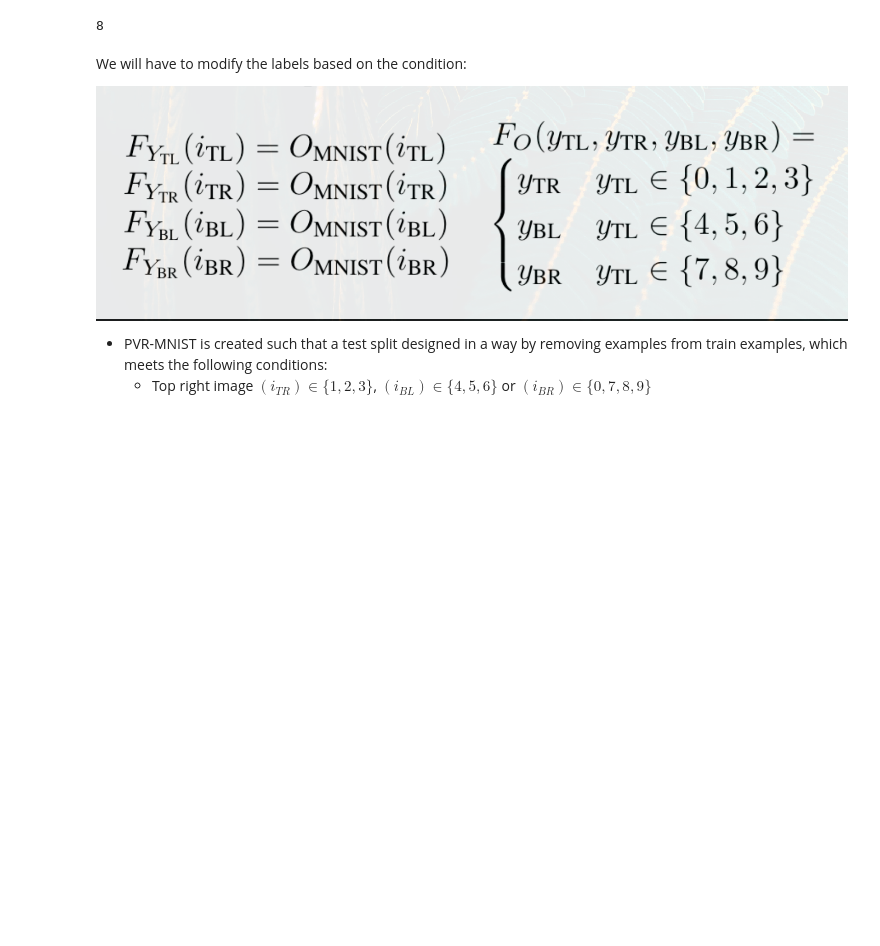
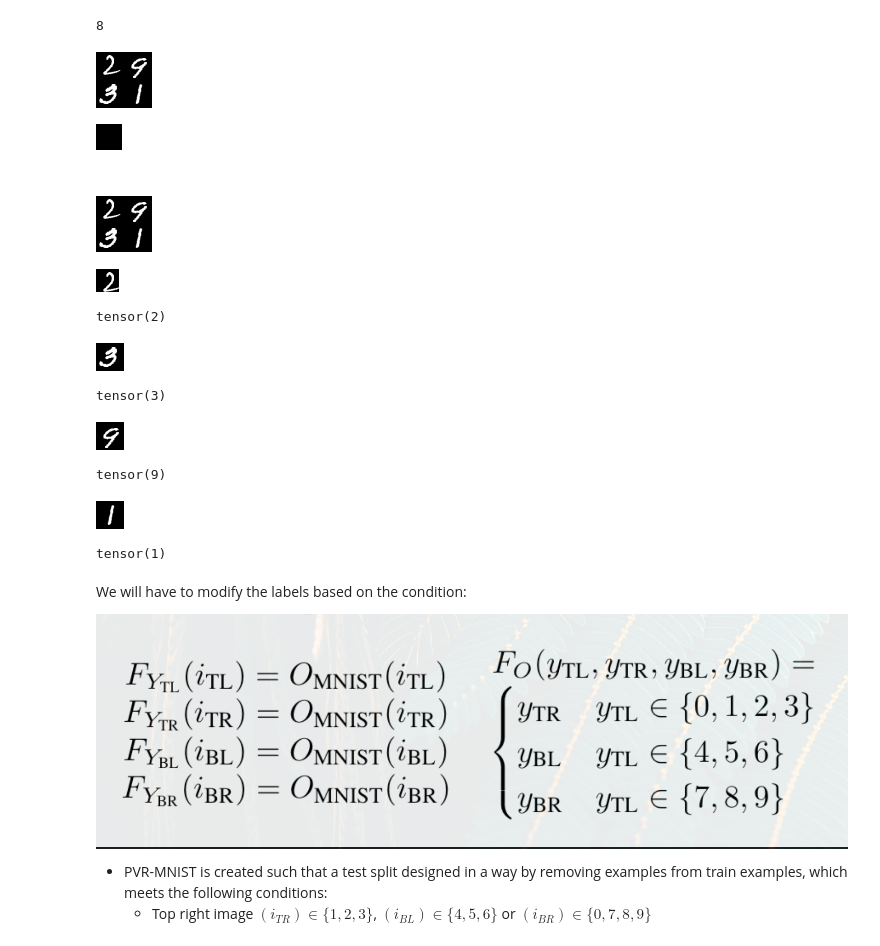
Before and after one commit to MaheepChaudhary/pyvene-maheep, a Jupyter notebook: pvr-mnist copy.ipynb, the cells around one changed output. Cells and saved outputs as stored; diff of their text form; code cells hidden in the pictures; blank space fills up the shorter version.

```diff
--- a/pvr-mnist copy.ipynb
+++ b/pvr-mnist copy.ipynb
@@ -377,3 +452,7 @@ int(torch.tensor(8).to(device='mps:0'))
 8
 # %%
 # train_images[0].shape
+# %%
+transforms.ToPILImage()(np.array(train_image[0]).reshape(56,56,3))
+# %% [output]
+[figure, added]
@@ -380 +462,7 @@ int(torch.tensor(8).to(device='mps:0'))
+# %%
+array = np.ones((56,56,3))
+array[:26,:26,:] =  0.
+transforms.ToPILImage()(array)
+# %% [output]
+[figure, added]
 # %%
@@ -389,2 +470,17 @@ int(torch.tensor(8).to(device='mps:0'))
+# %%
+transforms.ToPILImage()(image)
+# %% [output]
+[figure, added]
+# %%
+img = np.array(train_images[0]).reshape(56,56,3)[:28,:28,:]
+transforms.ToPILImage()(np.array(train_image[0]).reshape(56,56,3)[:23,:23,:]) #1st quadrant
+# %% [output]
+[figure, added]
+# %%
+train_labels_aggr[0][0]
+# %% [output]
+tensor(2)
 # %%
-# image = np.array(train_images[0]).reshape(56,56,3)
+transforms.ToPILImage()(np.array(train_images[0]).reshape(56,56,3)[28:,:28,:]) #2nd quadrant
+# %% [output]
+[figure, added]
@@ -393,5 +487,16 @@ int(torch.tensor(8).to(device='mps:0'))
+# %%
+train_labels_aggr[0][1]
+# %% [output]
+tensor(3)
 # %%
-# img = np.array(train_images[0]).reshape(56,56,3)[:28,:28,:]
-# transforms.ToPILImage()(np.array(train_images[0]).reshape(56,56,3)[:23,:23,:]) #1st quadrant
+transforms.ToPILImage()(np.array(train_images[0]).reshape(56,56,3)[:28,28:,:]) #3rd quadrant
+# %% [output]
+[figure, added]
+# %%
+train_labels_aggr[0][2]
+# %% [output]
+tensor(9)
 # %%
-# transforms.ToPILImage()(np.array(train_images[0]).reshape(56,56,3)[28:,:28,:]) #2nd quadrant
+transforms.ToPILImage()(np.array(train_images[0]).reshape(56,56,3)[28:,28:,:]) #4th quadrant
+# %% [output]
+[figure, added]
@@ -402,3 +503,7 @@ int(torch.tensor(8).to(device='mps:0'))
+# %%
+train_labels_aggr[0][3]
+# %% [output]
+tensor(1)
 # %% [markdown]
 We will have to modify the labels based on the condition:
 
```
Also changed, not shown: parts of 27 cells of this notebook, 4 other files.
